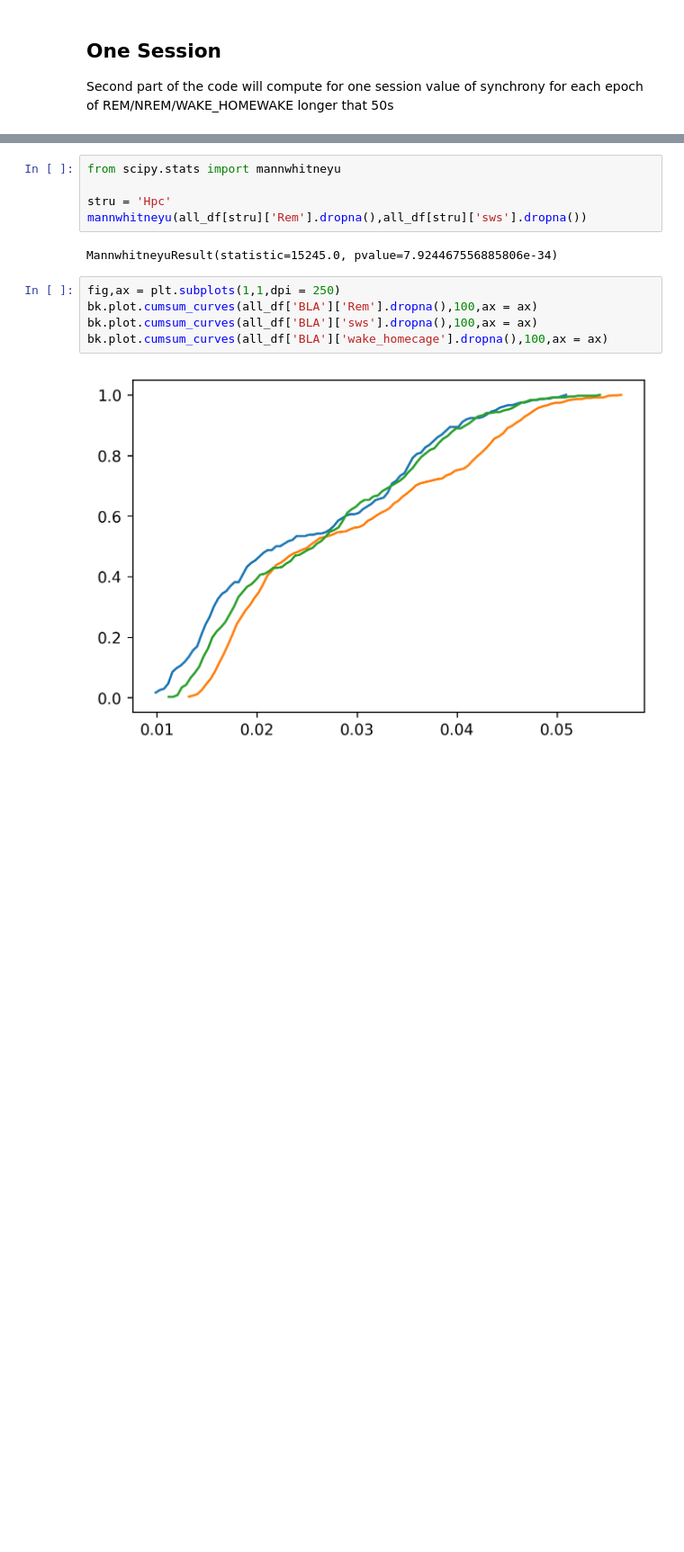
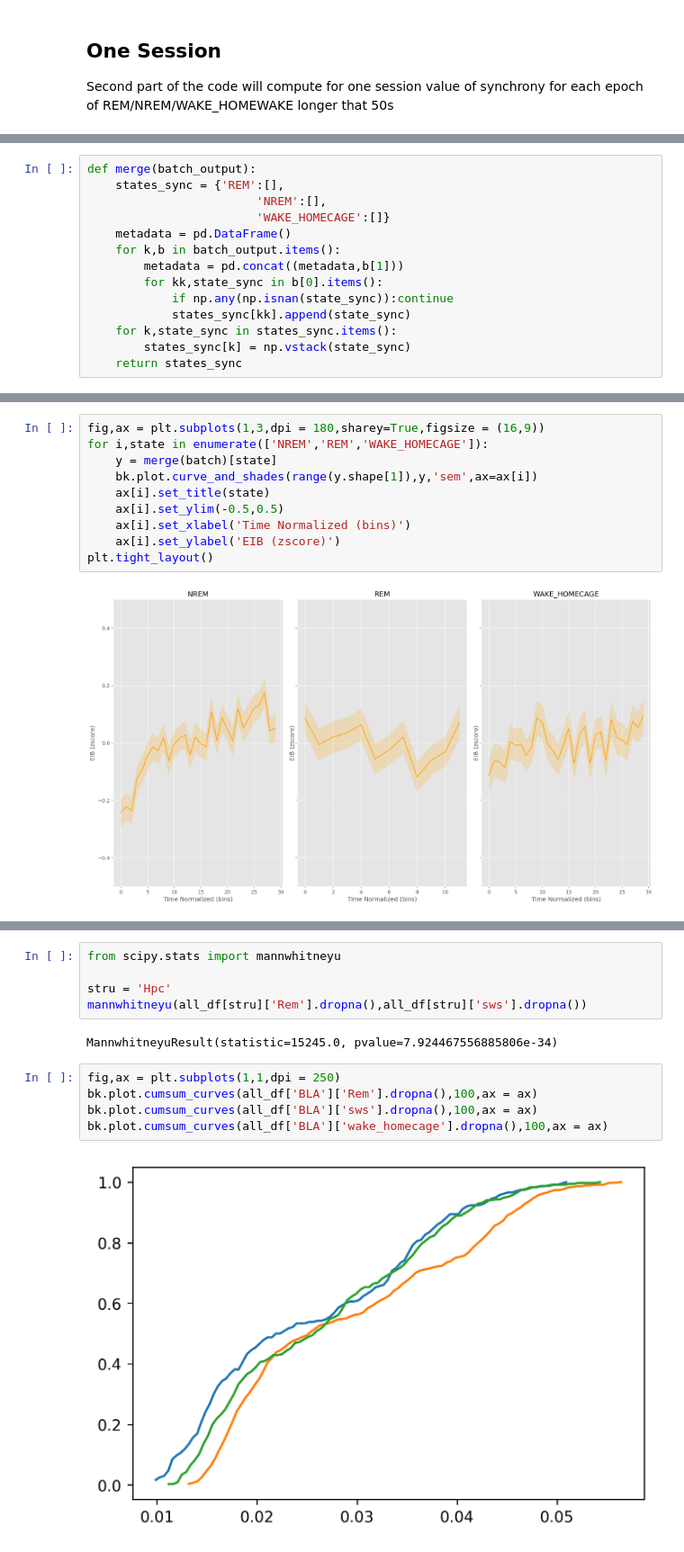
Before and after one commit to KBillel/Amy-Hpc-sleep-dynamcics-python, a Jupyter notebook: synchrony2.ipynb, the cells around one changed output, grey strips where cells are left out. Shown at 90% size. Cells and saved outputs as stored; diff of their text form; blank space fills up the shorter version.

```diff
--- a/synchrony2.ipynb
+++ b/synchrony2.ipynb
@@ -91,0 +153,14 @@ def synchrony(actmat,region,types,metadata,binSize = 0.025,restrict = None):
+# %%
+def merge(batch_output):
+    states_sync = {'REM':[],
+                        'NREM':[],
+                        'WAKE_HOMECAGE':[]}
+    metadata = pd.DataFrame()
+    for k,b in batch_output.items():
+        metadata = pd.concat((metadata,b[1]))
+        for kk,state_sync in b[0].items():
+            if np.any(np.isnan(state_sync)):continue
+            states_sync[kk].append(state_sync)
+    for k,state_sync in states_sync.items():
+        states_sync[k] = np.vstack(state_sync)
+    return states_sync
@@ -92,2 +213,14 @@ def synchrony(actmat,region,types,metadata,binSize = 0.025,restrict = None):
+# %%
+fig,ax = plt.subplots(1,3,dpi = 180,sharey=True,figsize = (16,9))
+for i,state in enumerate(['NREM','REM','WAKE_HOMECAGE']):
+    y = merge(batch)[state]
+    bk.plot.curve_and_shades(range(y.shape[1]),y,'sem',ax=ax[i])
+    ax[i].set_title(state)
+    ax[i].set_ylim(-0.5,0.5)
+    ax[i].set_xlabel('Time Normalized (bins)')
+    ax[i].set_ylabel('EIB (zscore)')
+plt.tight_layout()
+# %% [output]
+[figure, added]
 # %%
 def main(base_folder,local_path,*args,**kwargs):
```
Also changed, not shown: parts of 17 cells of this notebook, 52 other files.
